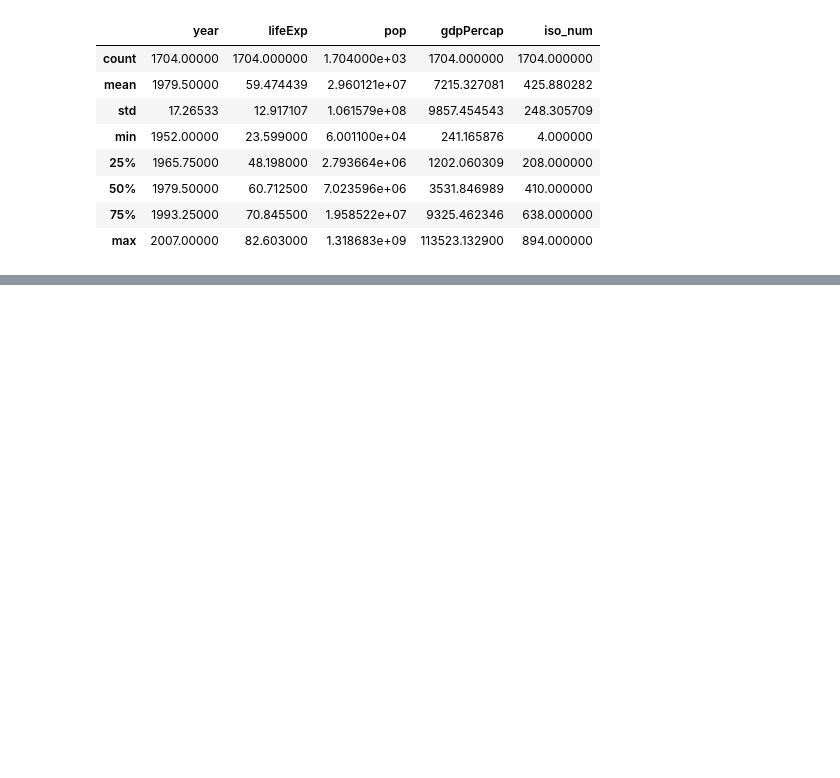
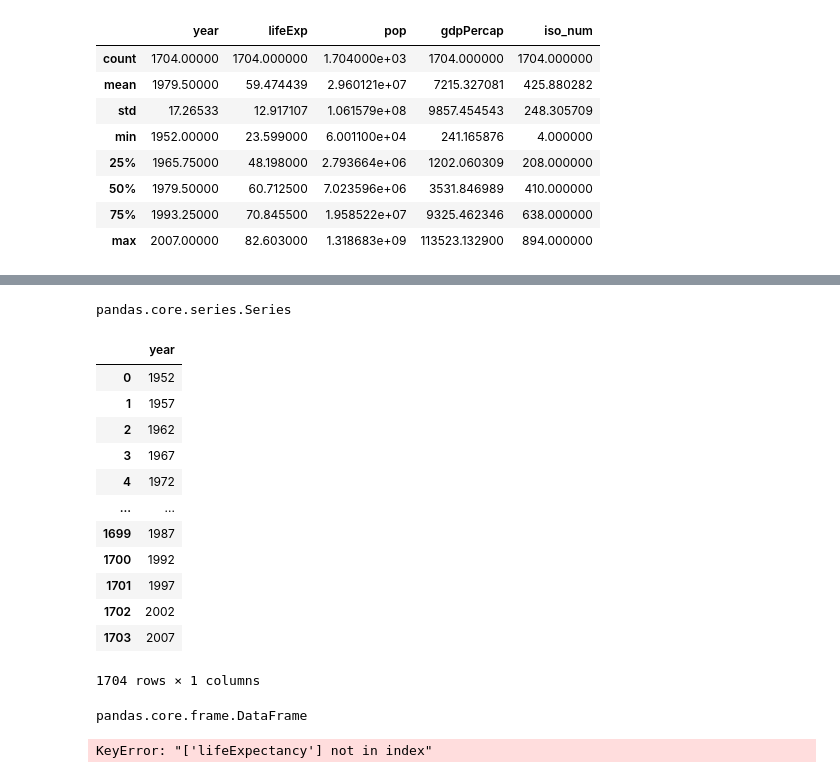
Before and after one commit to Selasi3/Data_Science_With_Python, a Jupyter notebook: Python Programming/Data Importation & Inspection.ipynb, the cells around one changed output, grey strips where cells are left out. Saved outputs shown, nothing was run; the diff lists cells and outputs as text; code cells hidden in the pictures; blank space fills up the shorter version.

```diff
--- a/Python Programming/Data Importation & Inspection.ipynb
+++ b/Python Programming/Data Importation & Inspection.ipynb
@@ -108,0 +173,30 @@ data.describe(include="all")
+# %%
+type(data["year"])
+# %% [output]
+pandas.core.series.Series
+# %%
+#Extracting a single column
+data[["year"]]
+# %% [output]
+|  | year |
+| 0 | 1952 |
+| 1 | 1957 |
+| 2 | 1962 |
+| 3 | 1967 |
+| 4 | 1972 |
+| ... | ... |
+| 1699 | 1987 |
+| 1700 | 1992 |
+| 1701 | 1997 |
+| 1702 | 2002 |
+| 1703 | 2007 |
+1704 rows × 1 columns
+# %%
+type(data[["year"]])
+# %% [output]
+pandas.core.frame.DataFrame
+# %%
+# Selecting multiple columns
+data[["year", "lifeExpectancy"]]
+# %% [output]
+KeyError: "['lifeExpectancy'] not in index"
```
Also changed, not shown: parts of 7 cells of this notebook, 3 other files.
